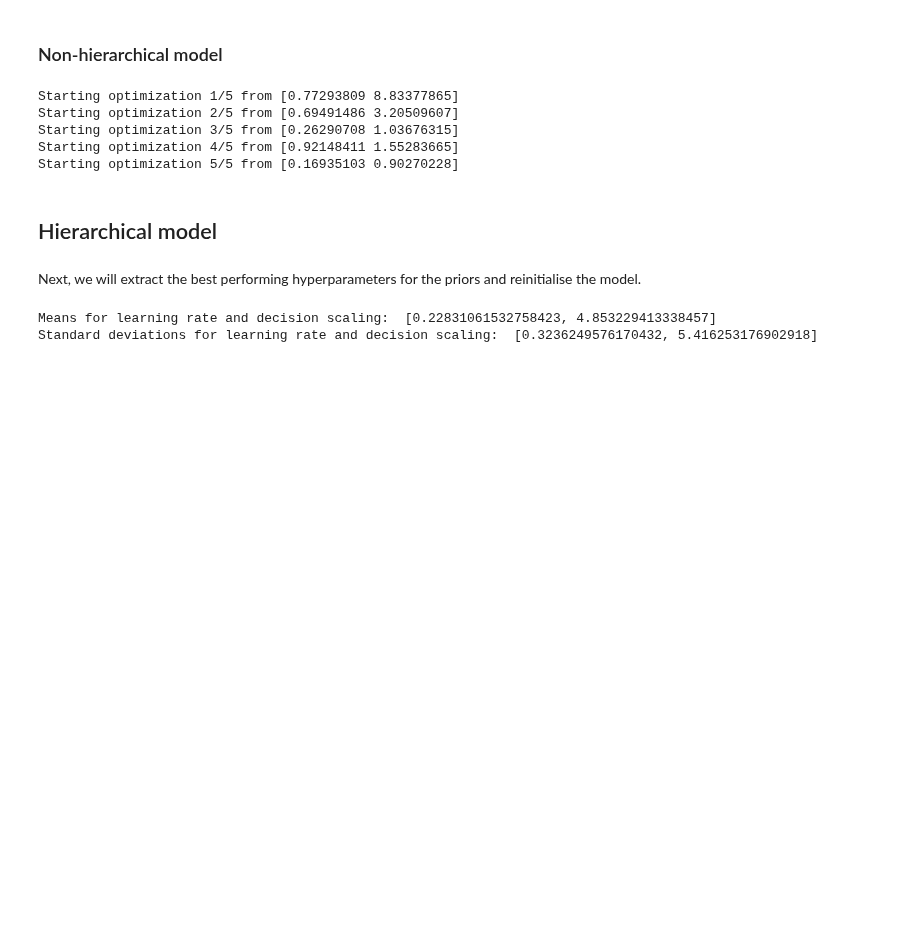
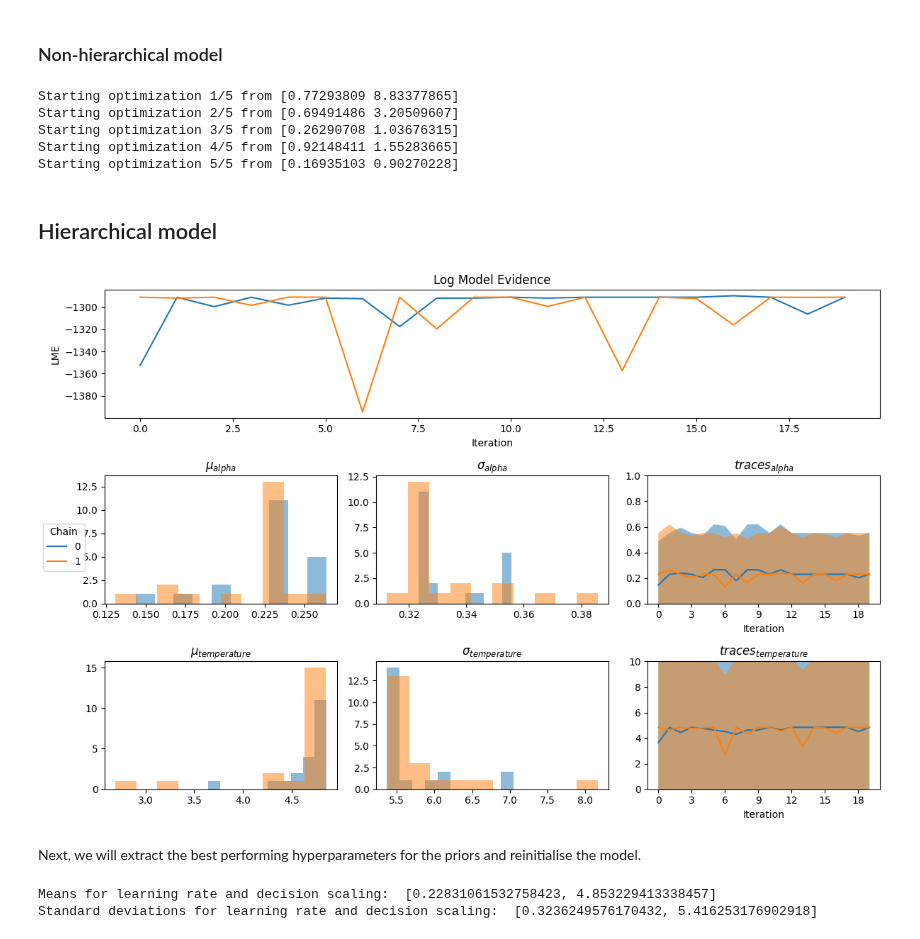
Before and after one commit to DevComPsy/cpm, a Jupyter notebook: examples/example3/example3.ipynb, the cells around one changed output. Saved outputs shown, nothing was run; the diff lists cells and outputs as text; code cells hidden in the pictures; blank space fills up the shorter version.

```diff
--- a/examples/example3/example3.ipynb
+++ b/examples/example3/example3.ipynb
@@ -248,6 +248,10 @@ eb = hierarchical(optimiser=fit, iteration=20, chain=2)
 # disable numpy errors - there is some out-of-bounds errors in the softmax function that we can ignore
 np.seterr(all="ignore")
 eb.optimise()
+# %%
+eb.diagnostics()
+# %% [output]
+[figure, added]
 # %% [markdown]
 Next, we will extract the best performing hyperparameters for the priors and reinitialise the model.
 # %%
```
Also changed, not shown: 4 other files.
